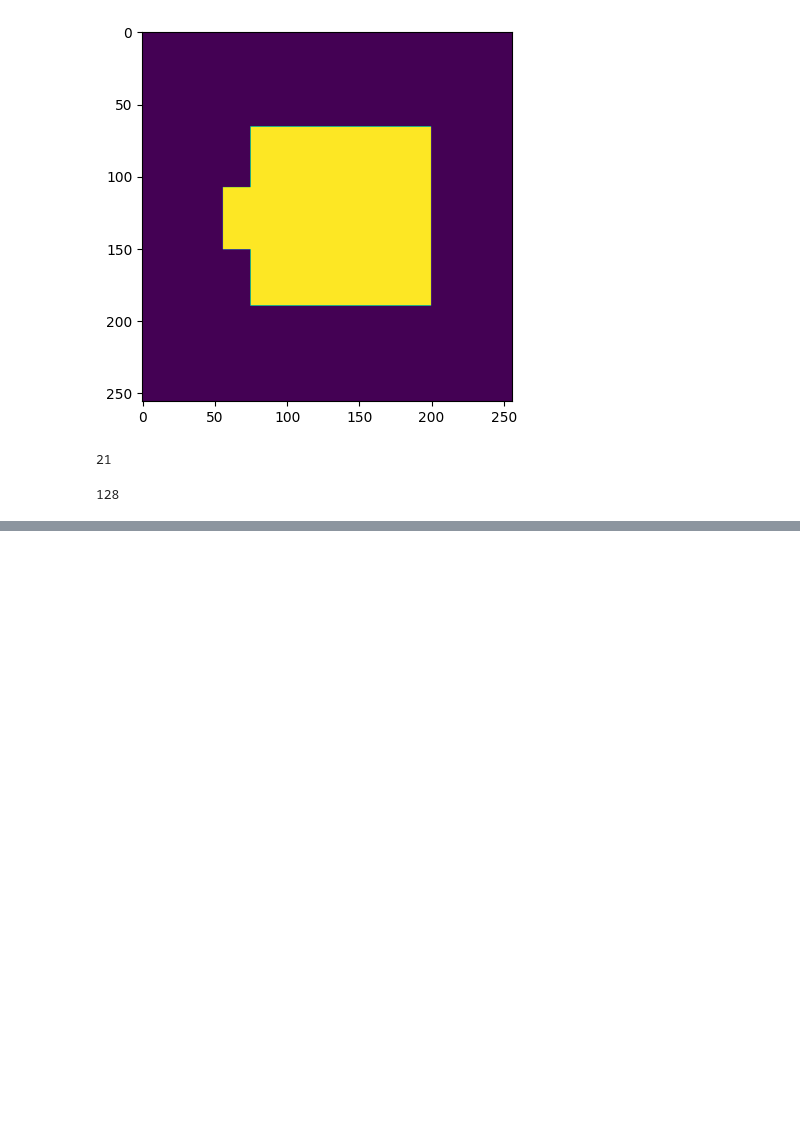
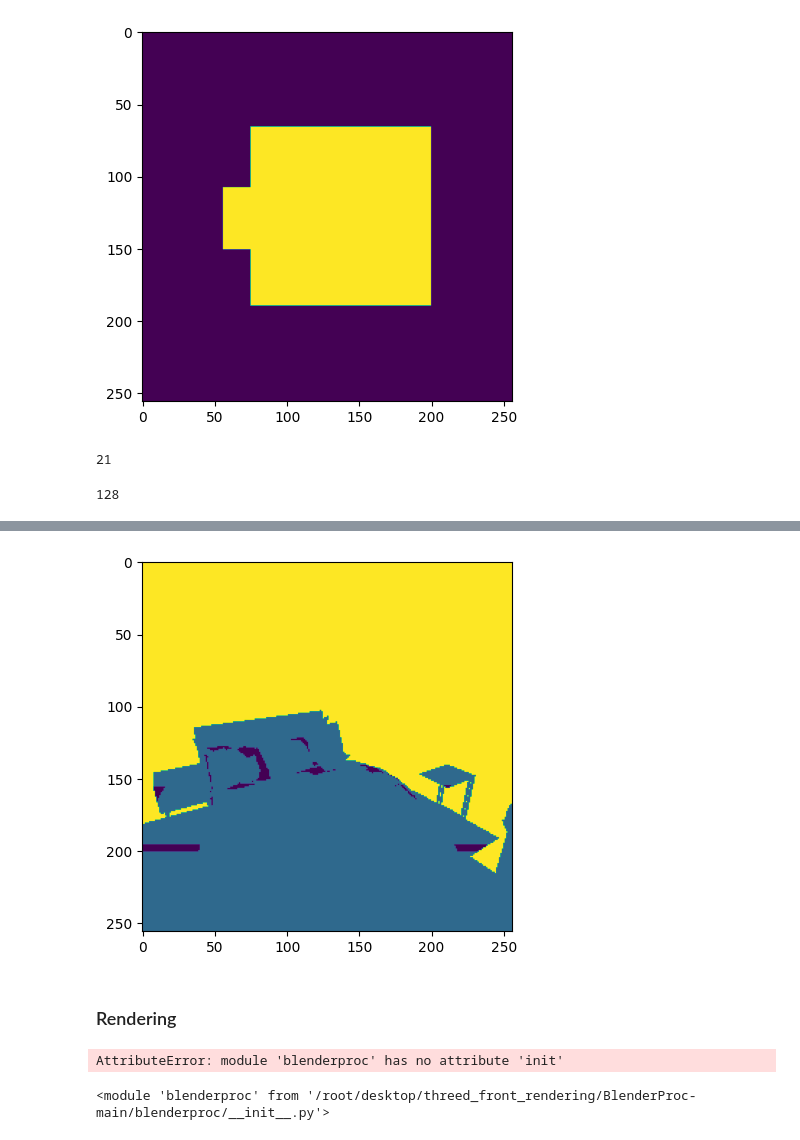
Before and after one commit to wowo0709/threed_front_rendering, a Jupyter notebook: view.ipynb, the cells around one changed output, grey strips where cells are left out. Drawn from its saved outputs; the diff is of its cells as text; code cells hidden in the pictures; blank space fills up the shorter version.

Commit message:
remove ouside object and lam

```diff
--- a/view.ipynb
+++ b/view.ipynb
@@ -291,0 +449,43 @@ night_stand
+# %%
+import matplotlib.pyplot as plt
+from PIL import Image
+
+a = Image.open('/root/desktop/3D-FRONT/3D-FRONT-processed/bedrooms_without_lamps_full_images/images_256_depth/00110bde-f580-40be-b8bb-88715b338a2a_Bedroom-43072/0000.png')
+a = np.array(a)
+a = a[:, :, 0]
+a[(a < 50) & (a != 20)] = 100
+plt.imshow(a, cmap='viridis')
+plt.show()
+# %% [output]
+[figure, added]
+# %% [markdown]
+### Rendering
+# %%
+import blenderproc as bproc
+import argparse
+import os
+import numpy as np
+import random
+import re
+
+front = "/root/desktop/3D-FRONT/3D-FRONT"
+future_folder = "/root/desktop/3D-FRONT/3D-FUTURE-model"
+front_3D_texture_path = "/root/desktop/3D-FRONT/3D-FRONT-texture"
+
+bproc.init()
+mapping_file = bproc.utility.resolve_resource(os.path.join("front_3D", "3D_front_mapping.csv"))
+mapping = bproc.utility.LabelIdMapping.from_csv(mapping_file)
+
+# load the front 3D objects
+loaded_objects = bproc.loader.load_front3d(
+    json_path=front,
+    future_model_path=future_folder,
+    front_3D_texture_path=front_3D_texture_path,
+    label_mapping=mapping
+)
+# %% [output]
+AttributeError: module 'blenderproc' has no attribute 'init'
+# %%
+bproc
+# %% [output]
+<module 'blenderproc' from '/root/desktop/threed_front_rendering/BlenderProc-main/blenderproc/__init__.py'>
```
Also changed, not shown: parts of 6 cells of this notebook, 7 other files.
